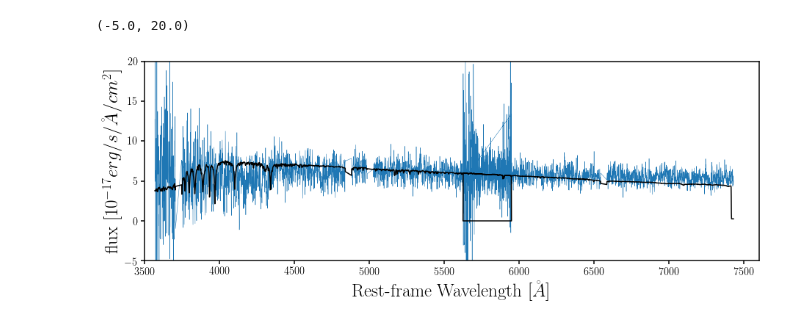
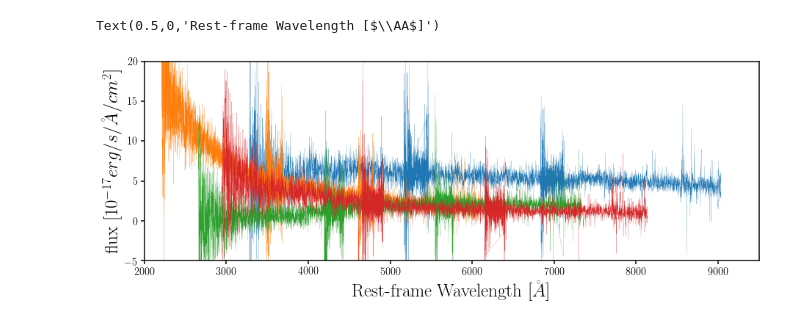
Before and after one commit to changhoonhahn/FOMOspec, a Jupyter notebook: notebook/local_Lgal_firefly_desispec.ipynb, the cells around one changed output. Saved outputs shown, nothing was run; the diff lists cells and outputs as text; code cells hidden in the pictures.

Commit message:
fixed redshift issue with desi like spectra

```diff
--- a/notebook/local_Lgal_firefly_desispec.ipynb
+++ b/notebook/local_Lgal_firefly_desispec.ipynb
@@ -34,17 +36,31 @@ def readFirefly(galid, dust='hpf_only'):
     for k in f['properties'].keys():
         props[k] = f['properties'][k].value
     return output, props
+# %%
+def SpecDESI(galid):
+    f_name = 'gal_spectrum_'+str(galid)+'_BGS_template_BC03_Stelib.fits'
+    f_outspec = ''.join([UT.dat_dir(), 'Lgal/spectra/', 'desi_out_', f_name])
+    spec = desiIO.read_spectra(f_outspec) #fits.open(f_outspec)[1].data
+    waves, fluxes = [], []
+    for band in ['b', 'r', 'z']:
+        waves.append(spec.wave[band])
+        fluxes.append(spec.flux[band][0])
+    return np.concatenate(waves), np.concatenate(fluxes)
 # %%
 fig = plt.figure(figsize=(15,5))
 sub = fig.add_subplot(111)
-for ii, idd in enumerate([1]):#101314, 253044, 10924]):
+for ii, idd in enumerate([1, 101314, 253044, 10924]):
     out, prop = readFirefly(idd, dust='hpf_only')
-    sub.plot(out['wavelength'], out['flux_data'], lw=0.5)
-    sub.plot(out['wavelength'], out['flux_bestfit'], c='k')
+
+    w, f = SpecDESI(idd)
+    sub.plot(w/(1.+prop['redshift']), f, lw=0.2)
+
+    #sub.plot(out['wavelength'], out['flux_data'], lw=0.5, label='LGal DESI spectra')
+    sub.set_xlim([2e3, 9.5e3])
+    sub.set_ylabel('flux [$10^{-17} erg/s/\AA/cm^2$]', fontsize=25)
+    sub.set_ylim([-5., 20.])
+    if ii == 0: sub.legend(loc='upper right', fontsize=20)
 sub.set_xlabel('Rest-frame Wavelength [$\AA$]', fontsize=25)
-sub.set_xlim([3.5e3, 7.6e3])
-sub.set_ylabel('flux [$10^{-17} erg/s/\AA/cm^2$]', fontsize=25)
-sub.set_ylim([-5., 20.])
 # %% [output]
-(-5.0, 20.0)
+Text(0.5,0,'Rest-frame Wavelength [$\\AA$]')
-[figure, old version]
+[figure, new version]
```
Also changed, not shown: parts of 3 cells of this notebook, 3 other files.
